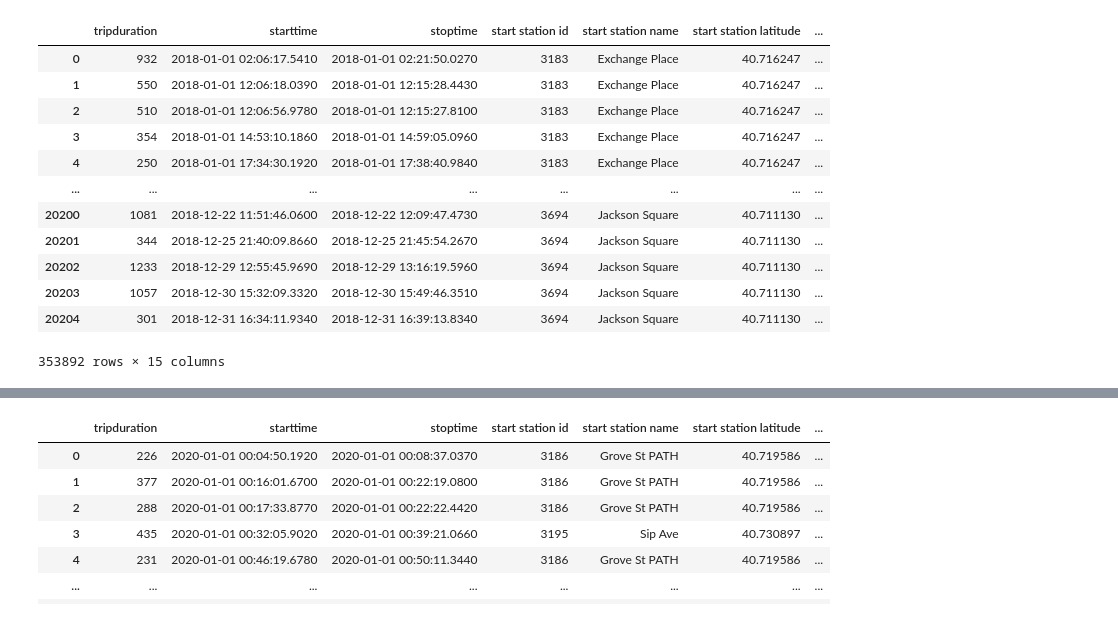
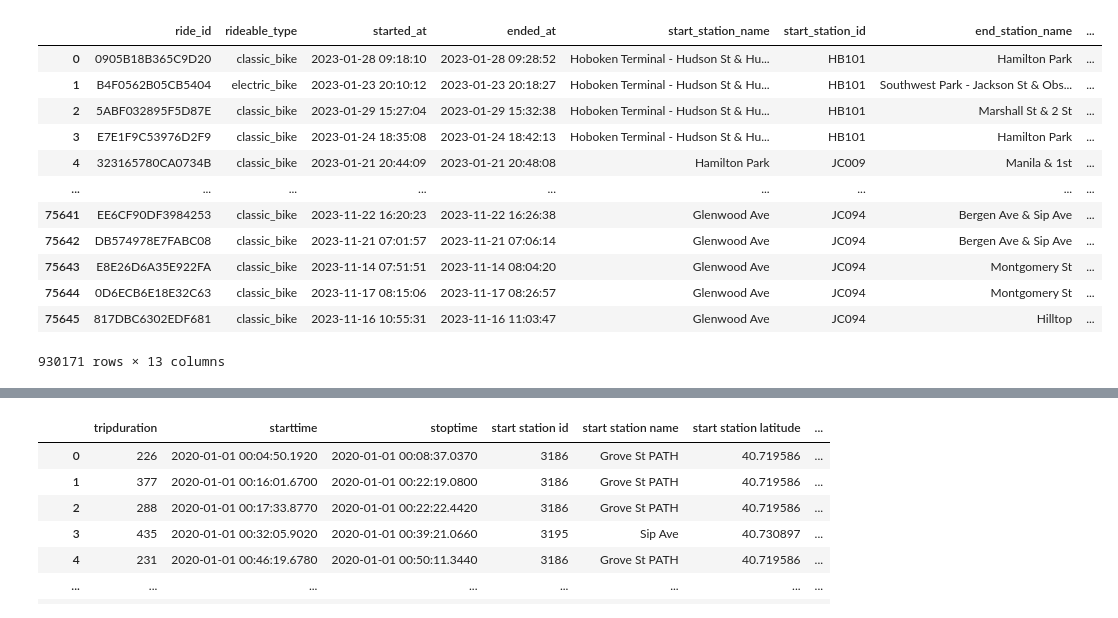
Before and after one commit to Kristen-Beer/City_Bikes, a Jupyter notebook: citibike.ipynb, the cells around one changed output, grey strips where cells are left out. Cells and saved outputs as stored; diff of their text form; code cells hidden in the pictures.

```diff
--- a/citibike.ipynb
+++ b/citibike.ipynb
@@ -4,34 +38,34 @@ import pandas as pd
 # %%
 # List of file names to be combined
-files18 = ['data/201801.csv', 'data/201802.csv', 'data/201803.csv', 'data/201804.csv', 'data/201805.csv', 'data/201806.csv', 'data/201807.csv', 'data/201808.csv', 'data/201809.csv', 'data/201810.csv', 'data/201811.csv', 'data/201812.csv']
+data_2023 = ['Resources\JC-202301-citibike-tripdata.csv', 'Resources\JC-202302-citibike-tripdata.csv', 'Resources\JC-202303-citibike-tripdata.csv', 'Resources\JC-202304-citibike-tripdata.csv', 'Resources\JC-202305-citibike-tripdata.csv', 'Resources\JC-202306-citibike-tripdata.csv', 'Resources\JC-202307-citibike-tripdata.csv', 'Resources\JC-202308-citibike-tripdata.csv', 'Resources\JC-202309-citibike-tripdata.csv', 'Resources\JC-202310-citibike-tripdata.csv', 'Resources\JC-202311-citibike-tripdata.csv']
 
 # Create an empty list to store each dataframe
-df18_list = []
+df23_list = []
 
 # Loop through each file in the list
-for file in files18:
+for file in data_2023:
     # Read the file into a dataframe
-    df18 = pd.read_csv(file)
+    df23 = pd.read_csv(file)
 
     # Append the dataframe to the list
-    df18_list.append(df18)
+    df23_list.append(df23)
 
 # Concatenate all dataframes in the list into one dataframe
-df18 = pd.concat(df18_list)
+df23 = pd.concat(df23_list)
 
 # Show dataframe
-df18
+df23
 # %% [output]
-|  | tripduration | starttime | stoptime | start station id | start station name | start station latitude | ... |
-| 0 | 932 | 2018-01-01 02:06:17.5410 | 2018-01-01 02:21:50.0270 | 3183 | Exchange Place | 40.716247 | ... |
-| 1 | 550 | 2018-01-01 12:06:18.0390 | 2018-01-01 12:15:28.4430 | 3183 | Exchange Place | 40.716247 | ... |
-| 2 | 510 | 2018-01-01 12:06:56.9780 | 2018-01-01 12:15:27.8100 | 3183 | Exchange Place | 40.716247 | ... |
-| 3 | 354 | 2018-01-01 14:53:10.1860 | 2018-01-01 14:59:05.0960 | 3183 | Exchange Place | 40.716247 | ... |
-| 4 | 250 | 2018-01-01 17:34:30.1920 | 2018-01-01 17:38:40.9840 | 3183 | Exchange Place | 40.716247 | ... |
-| ... | ... | ... | ... | ... | ... | ... | ... |
-| 20200 | 1081 | 2018-12-22 11:51:46.0600 | 2018-12-22 12:09:47.4730 | 3694 | Jackson Square | 40.711130 | ... |
-| 20201 | 344 | 2018-12-25 21:40:09.8660 | 2018-12-25 21:45:54.2670 | 3694 | Jackson Square | 40.711130 | ... |
-| 20202 | 1233 | 2018-12-29 12:55:45.9690 | 2018-12-29 13:16:19.5960 | 3694 | Jackson Square | 40.711130 | ... |
-| 20203 | 1057 | 2018-12-30 15:32:09.3320 | 2018-12-30 15:49:46.3510 | 3694 | Jackson Square | 40.711130 | ... |
-| 20204 | 301 | 2018-12-31 16:34:11.9340 | 2018-12-31 16:39:13.8340 | 3694 | Jackson Square | 40.711130 | ... |
+|  | ride_id | rideable_type | started_at | ended_at | start_station_name | start_station_id | end_station_name | ... |
+| 0 | 0905B18B365C9D20 | classic_bike | 2023-01-28 09:18:10 | 2023-01-28 09:28:52 | Hoboken Terminal - Hudson St & Hu... | HB101 | Hamilton Park | ... |
+| 1 | B4F0562B05CB5404 | electric_bike | 2023-01-23 20:10:12 | 2023-01-23 20:18:27 | Hoboken Terminal - Hudson St & Hu... | HB101 | Southwest Park - Jackson St & Obs... | ... |
+| 2 | 5ABF032895F5D87E | classic_bike | 2023-01-29 15:27:04 | 2023-01-29 15:32:38 | Hoboken Terminal - Hudson St & Hu... | HB101 | Marshall St & 2 St | ... |
+| 3 | E7E1F9C53976D2F9 | classic_bike | 2023-01-24 18:35:08 | 2023-01-24 18:42:13 | Hoboken Terminal - Hudson St & Hu... | HB101 | Hamilton Park | ... |
+| 4 | 323165780CA0734B | classic_bike | 2023-01-21 20:44:09 | 2023-01-21 20:48:08 | Hamilton Park | JC009 | Manila & 1st | ... |
+| ... | ... | ... | ... | ... | ... | ... | ... | ... |
+| 75641 | EE6CF90DF3984253 | classic_bike | 2023-11-22 16:20:23 | 2023-11-22 16:26:38 | Glenwood Ave | JC094 | Bergen Ave & Sip Ave | ... |
+| 75642 | DB574978E7FABC08 | classic_bike | 2023-11-21 07:01:57 | 2023-11-21 07:06:14 | Glenwood Ave | JC094 | Bergen Ave & Sip Ave | ... |
+| 75643 | E8E26D6A35E922FA | classic_bike | 2023-11-14 07:51:51 | 2023-11-14 08:04:20 | Glenwood Ave | JC094 | Montgomery St | ... |
+| 75644 | 0D6ECB6E18E32C63 | classic_bike | 2023-11-17 08:15:06 | 2023-11-17 08:26:57 | Glenwood Ave | JC094 | Montgomery St | ... |
+| 75645 | 817DBC6302EDF681 | classic_bike | 2023-11-16 10:55:31 | 2023-11-16 11:03:47 | Glenwood Ave | JC094 | Hilltop | ... |
-353892 rows × 15 columns
+930171 rows × 13 columns
```
Also changed, not shown: parts of 2 cells of this notebook, 12 other files.
